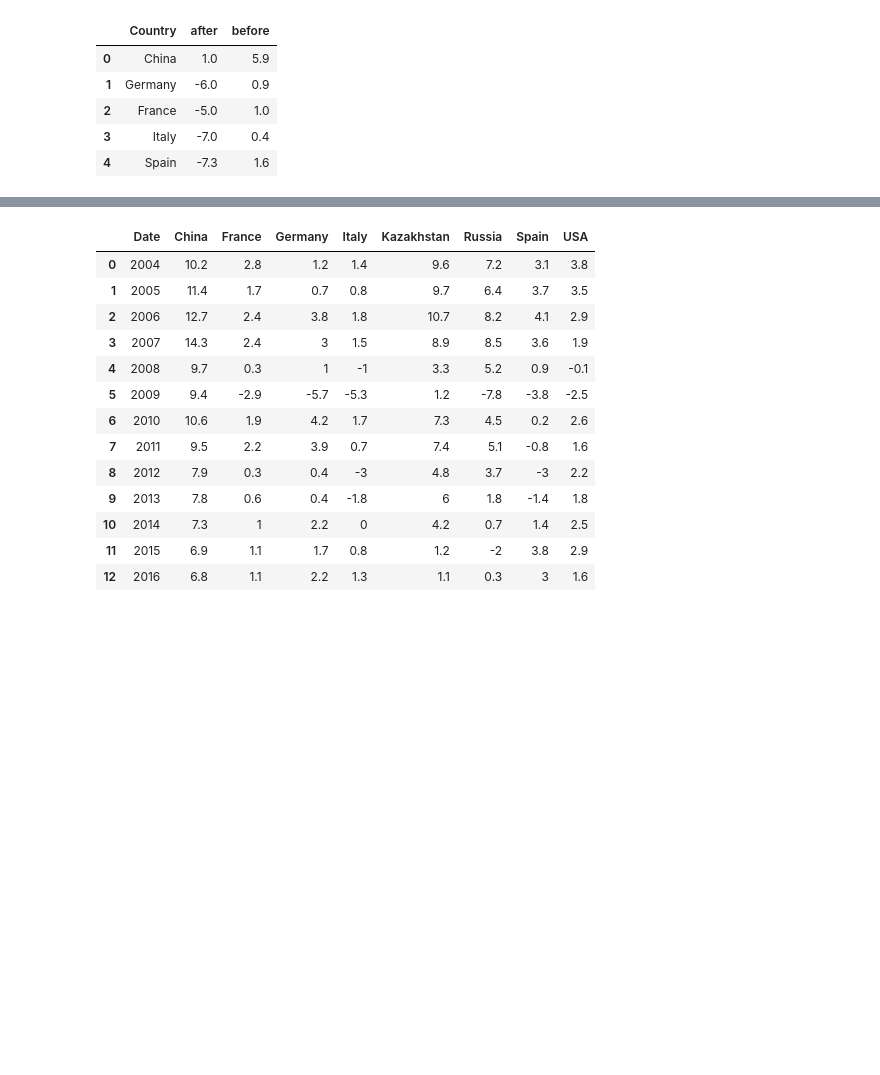
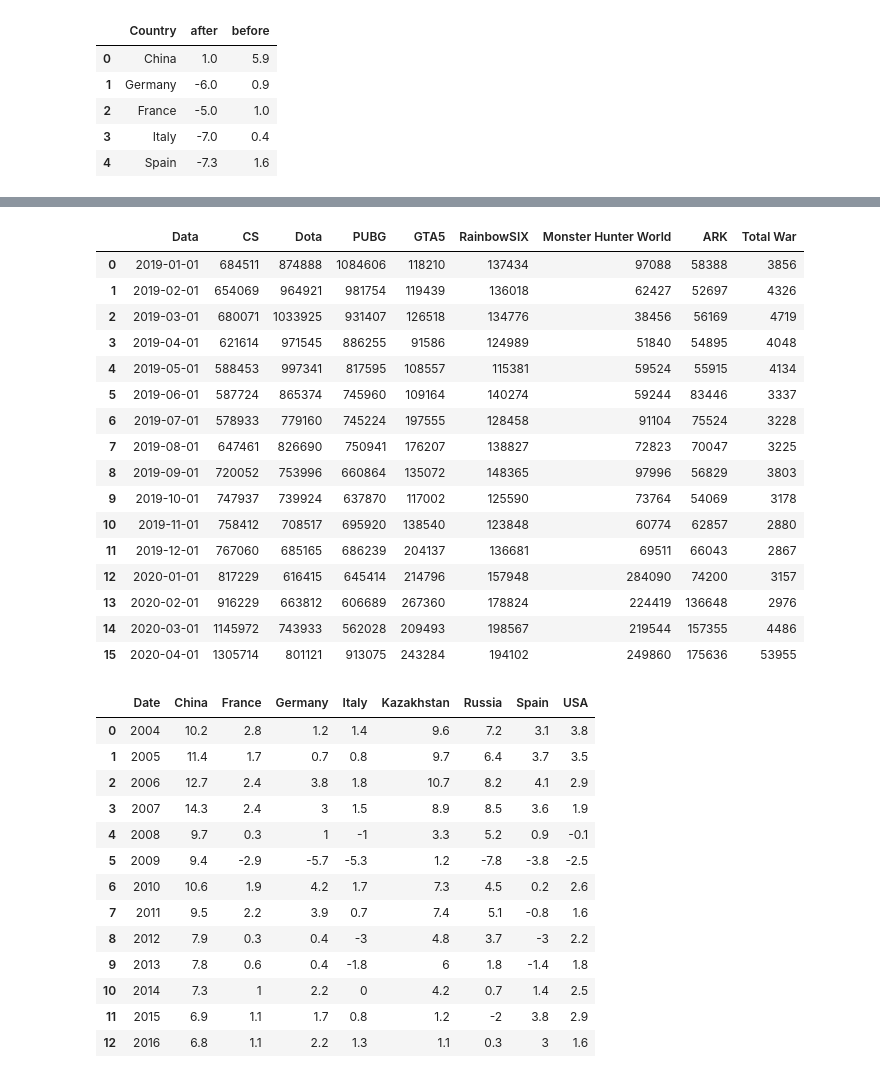
Before and after one commit to khadizxc/rk2datascience, a Jupyter notebook: proj.ipynb, the cells around one changed output, grey strips where cells are left out. Cells and saved outputs as stored; diff of their text form; code cells hidden in the pictures; blank space fills up the shorter version.

```diff
--- a/proj.ipynb
+++ b/proj.ipynb
@@ -62,3 +142,25 @@ unemployment = pd.read_excel('unemployment.xlsx')
+# %%
+games = pd.read_excel('games.xlsx')
+# %%
+games
+# %% [output]
+|  | Data | CS | Dota | PUBG | GTA5 | RainbowSIX | Monster Hunter World | ARK | Total War |
+| 0 | 2019-01-01 | 684511 | 874888 | 1084606 | 118210 | 137434 | 97088 | 58388 | 3856 |
+| 1 | 2019-02-01 | 654069 | 964921 | 981754 | 119439 | 136018 | 62427 | 52697 | 4326 |
+| 2 | 2019-03-01 | 680071 | 1033925 | 931407 | 126518 | 134776 | 38456 | 56169 | 4719 |
+| 3 | 2019-04-01 | 621614 | 971545 | 886255 | 91586 | 124989 | 51840 | 54895 | 4048 |
+| 4 | 2019-05-01 | 588453 | 997341 | 817595 | 108557 | 115381 | 59524 | 55915 | 4134 |
+| 5 | 2019-06-01 | 587724 | 865374 | 745960 | 109164 | 140274 | 59244 | 83446 | 3337 |
+| 6 | 2019-07-01 | 578933 | 779160 | 745224 | 197555 | 128458 | 91104 | 75524 | 3228 |
+| 7 | 2019-08-01 | 647461 | 826690 | 750941 | 176207 | 138827 | 72823 | 70047 | 3225 |
+| 8 | 2019-09-01 | 720052 | 753996 | 660864 | 135072 | 148365 | 97996 | 56829 | 3803 |
+| 9 | 2019-10-01 | 747937 | 739924 | 637870 | 117002 | 125590 | 73764 | 54069 | 3178 |
+| 10 | 2019-11-01 | 758412 | 708517 | 695920 | 138540 | 123848 | 60774 | 62857 | 2880 |
+| 11 | 2019-12-01 | 767060 | 685165 | 686239 | 204137 | 136681 | 69511 | 66043 | 2867 |
+| 12 | 2020-01-01 | 817229 | 616415 | 645414 | 214796 | 157948 | 284090 | 74200 | 3157 |
+| 13 | 2020-02-01 | 916229 | 663812 | 606689 | 267360 | 178824 | 224419 | 136648 | 2976 |
+| 14 | 2020-03-01 | 1145972 | 743933 | 562028 | 209493 | 198567 | 219544 | 157355 | 4486 |
+| 15 | 2020-04-01 | 1305714 | 801121 | 913075 | 243284 | 194102 | 249860 | 175636 | 53955 |
 # %%
 temp_f = dataset.sort_values(by='Date', ascending=True)
 temp_f = temp_f.reset_index(drop=True)
```
Also changed, not shown: parts of 85 cells of this notebook.
